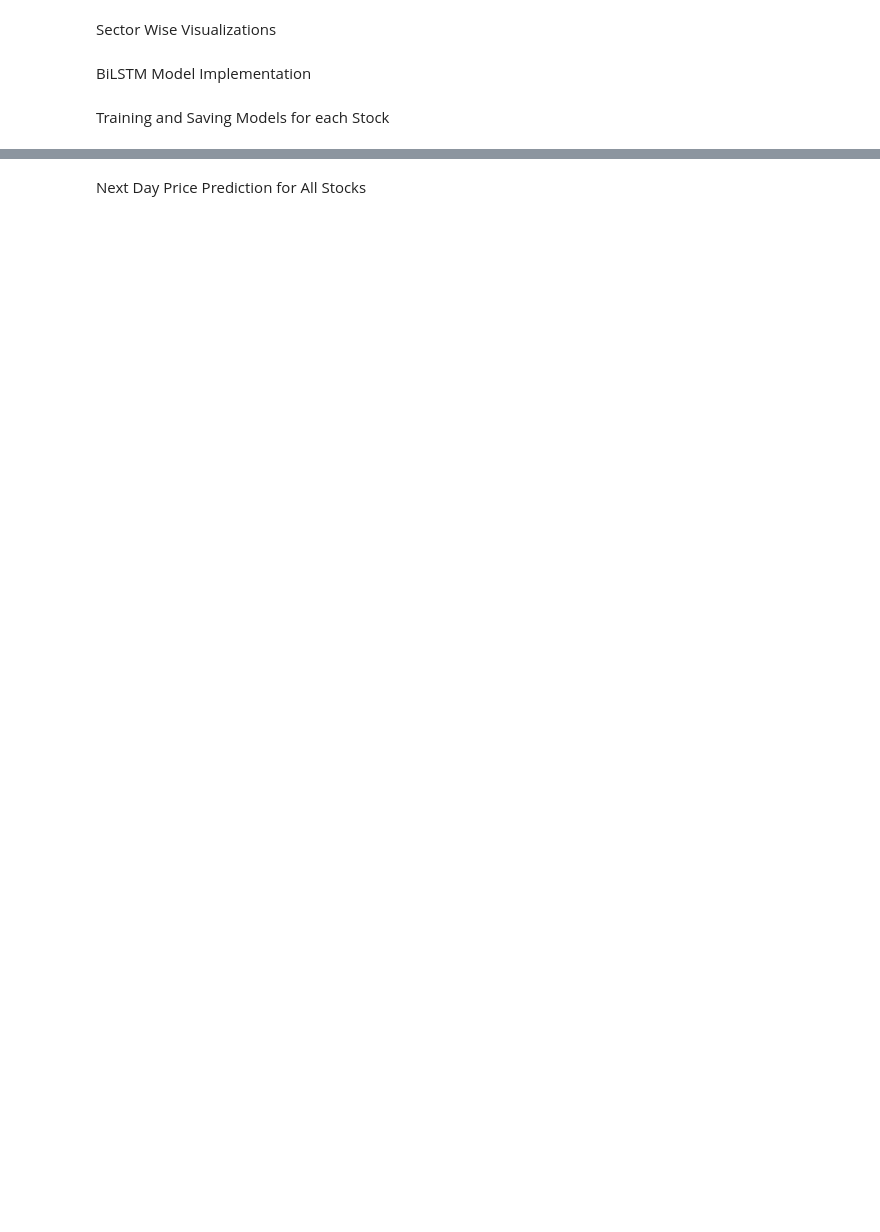
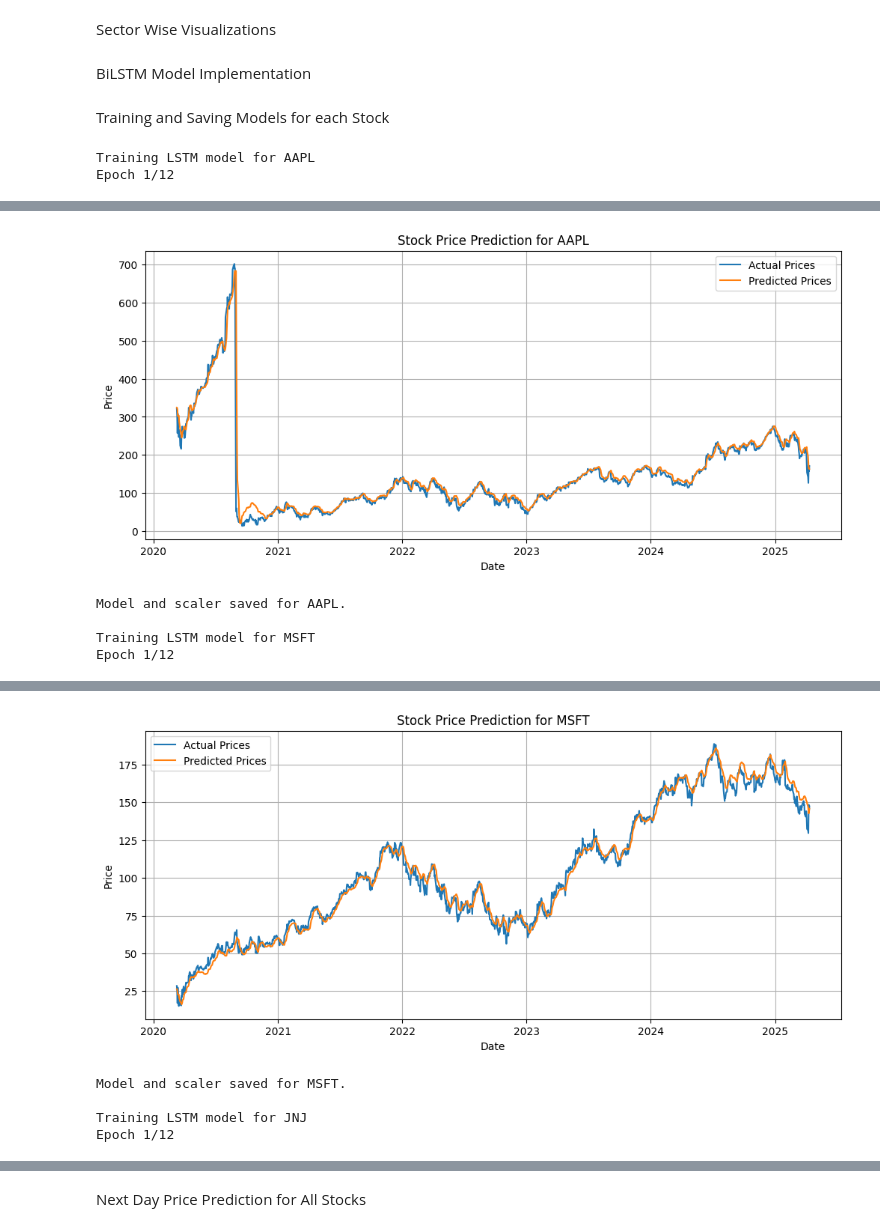
Before and after one commit to yuvboghani/DS340W, a Jupyter notebook: new_approach.ipynb, the cells around one changed output, grey strips where cells are left out. Drawn from its saved outputs; the diff is of its cells as text; code cells hidden in the pictures; blank space fills up the shorter version.

```diff
--- a/new_approach.ipynb
+++ b/new_approach.ipynb
@@ -295,48 +414,50 @@ def apply_ema_constraint(prediction, df, window=60, max_deviation=0.1):
 # %% [markdown]
 Training and Saving Models for each Stock
 # %%
-    # Train and save LSTM models for each stock
+# Train and save LSTM models for each stock
 trained_models = {}
 
-for sector, stocks in preprocessed_data.items():
-    trained_models[sector] = {}
-    for stock, df in stocks.items():
-        print(f"\nTraining LSTM model for {stock} in {sector} sector...")
+for stock, df in preprocessed_data.items():
+    print(f"\nTraining LSTM model for {stock}")
 
-        # Prepare data
-        lookback = 60
-        if len(df) <= lookback:
-            print(f"Not enough data for {stock}. Skipping...")
-            continue
+    # Prepare data
+    lookback = 60
+    if len(df) <= lookback:
+        print(f"Not enough data for {stock}. Skipping...")
+        continue
 
-        # Train model
-        model, scaler, test_predictions, y_test_actual, test_dates, history = train_lstm_model(
-            df, lookback=lookback, epochs=12, batch_size=32
-        )
+    # Train model
+    model, scaler, test_predictions, y_test_actual, test_dates, history = train_lstm_model(
+        df, lookback=lookback, epochs=12, batch_size=32
+    )
 
-        # Plot actual vs predicted prices for test set
-        plt.figure(figsize=(12, 5))
-        plt.plot(test_dates, y_test_actual, label='Actual Prices')
-        plt.plot(test_dates, test_predictions, label='Predicted Prices')
-        plt.title(f'Stock Price Prediction for {stock}')
-        plt.xlabel('Date')
-        plt.ylabel('Price')
-        plt.legend()
-        plt.grid(True)
-        plt.show()
+    # Plot actual vs predicted prices for test set
+    plt.figure(figsize=(12, 5))
+    plt.plot(test_dates, y_test_actual, label='Actual Prices')
+    plt.plot(test_dates, test_predictions, label='Predicted Prices')
+    plt.title(f'Stock Price Prediction for {stock}')
+    plt.xlabel('Date')
+    plt.ylabel('Price')
+    plt.legend()
+    plt.grid(True)
+    plt.show()
 
-        # Save model and scaler
-        model_name = f"{sector}_{stock}_lstm_model.keras"
-        scaler_name = f"{sector}_{stock}_scaler.joblib"
-        model.save(model_name)
-        joblib.dump(scaler, scaler_name)
+    # Save model and scaler (removed sector reference)
+    model_name = f"{stock}_lstm_model.keras"
+    scaler_name = f"{stock}_scaler.joblib"
+    model.save(model_name)
+    joblib.dump(scaler, scaler_name)
 
-        trained_models[sector][stock] = {
-            "model_file": model_name,
-            "scaler_file": scaler_name
-        }
+    # Store in dictionary using stock as key
+    trained_models[stock] = {
+        "model_file": model_name,
+        "scaler_file": scaler_name
+    }
 
-        print(f"Model and scaler saved for {stock}.")
+    print(f"Model and scaler saved for {stock}.")
 
 # Output the trained models dictionary
 trained_models
+# %% [output]
+Training LSTM model for AAPL
+Epoch 1/12
@@ -342,0 +481,5 @@ trained_models
+[figure, added]
+Model and scaler saved for AAPL.
+
+Training LSTM model for MSFT
+Epoch 1/12
@@ -342,0 +503,5 @@ trained_models
+[figure, added]
+Model and scaler saved for MSFT.
+
+Training LSTM model for JNJ
+Epoch 1/12
```
Also changed, not shown: parts of 10 cells of this notebook, 16 other files.
